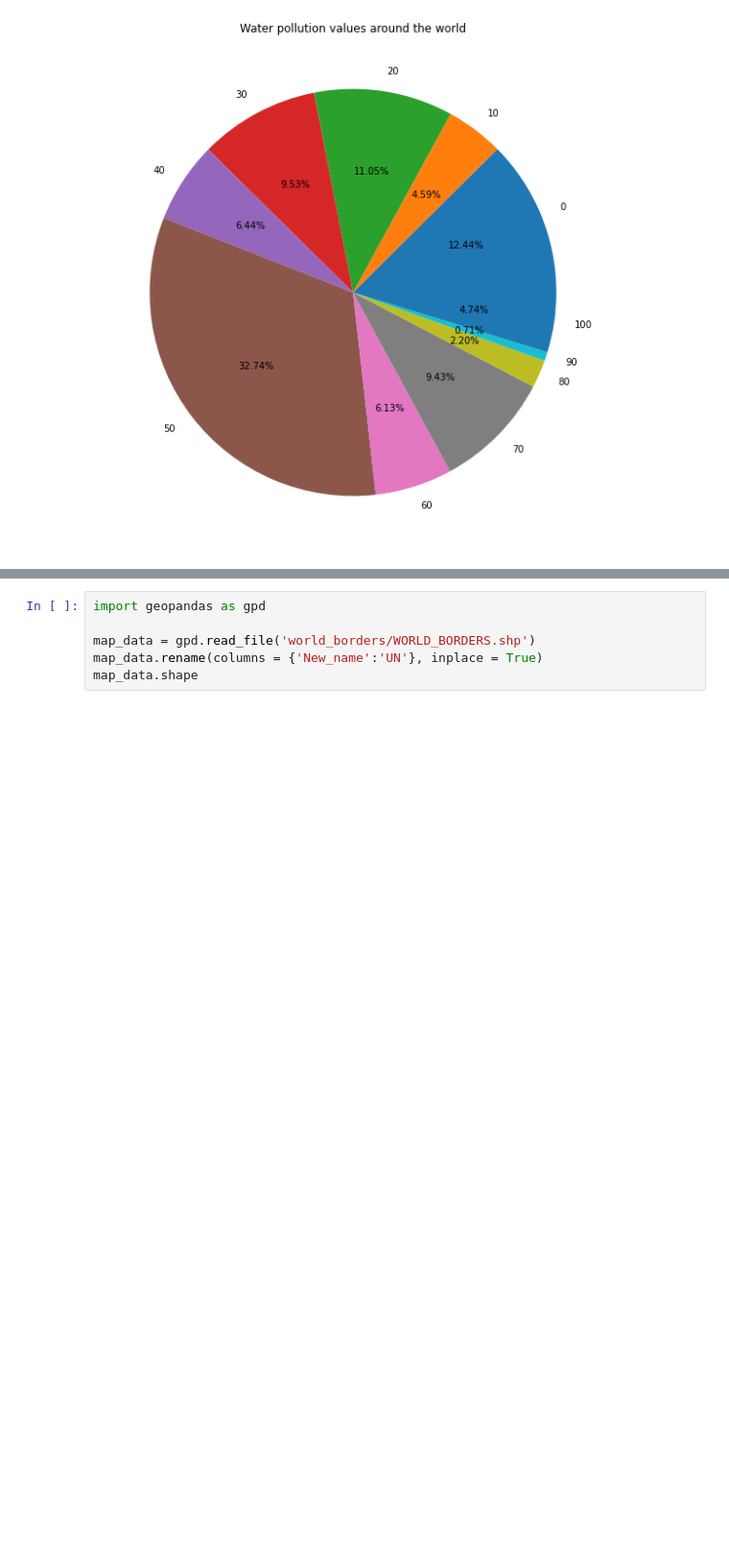
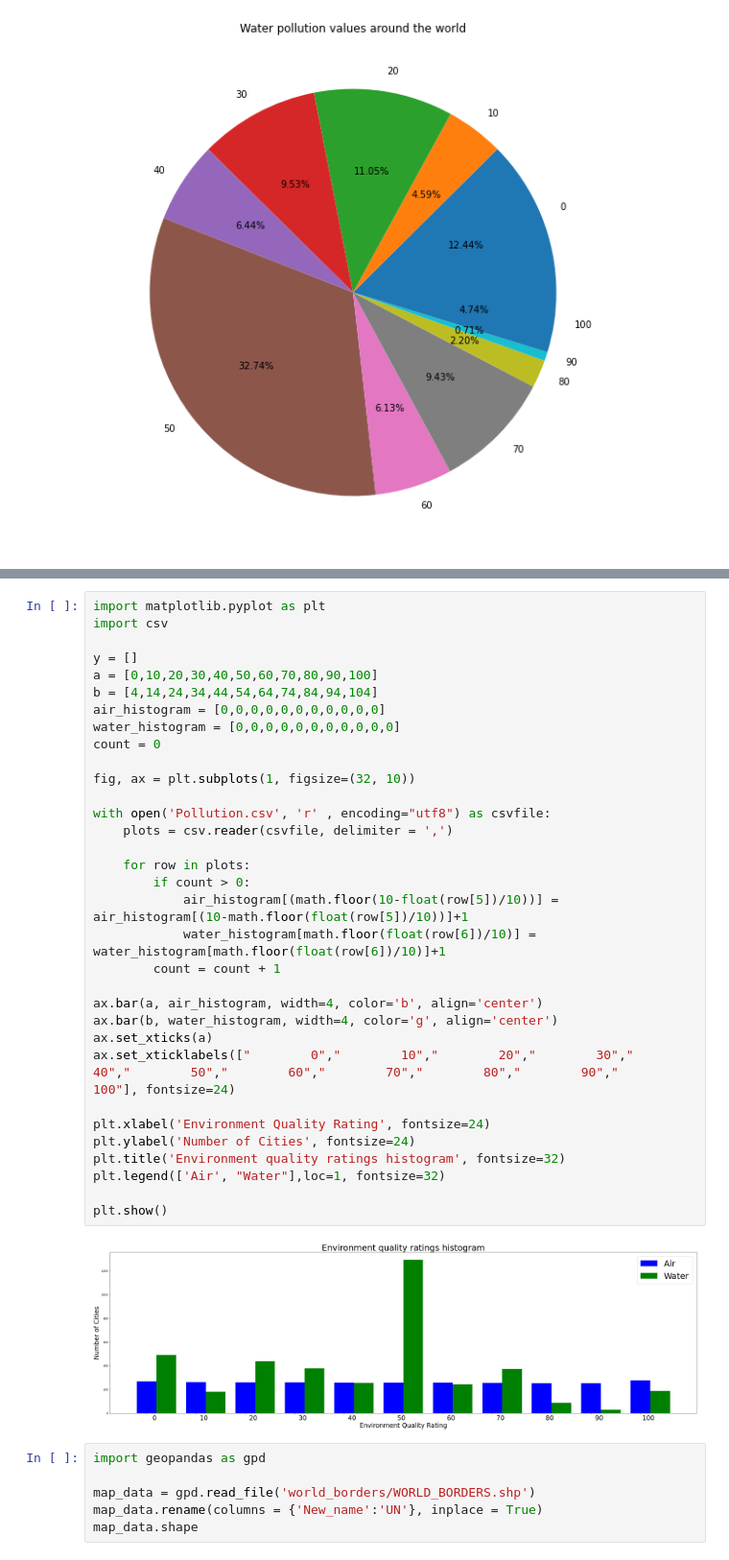
Before and after one commit to ribells/aar-bru, a Jupyter notebook: week6/Pollution_visualisation_week_6.ipynb, the cells around one changed output, grey strips where cells are left out. Shown at 96% size. Cells and saved outputs as stored; diff of their text form; blank space fills up the shorter version.

```diff
--- a/week6/Pollution_visualisation_week_6.ipynb
+++ b/week6/Pollution_visualisation_week_6.ipynb
@@ -159,3 +145,38 @@ plt.show()
+# %%
+import matplotlib.pyplot as plt
+import csv
+
+y = []
+a = [0,10,20,30,40,50,60,70,80,90,100]
+b = [4,14,24,34,44,54,64,74,84,94,104]
+air_histogram = [0,0,0,0,0,0,0,0,0,0,0]
+water_histogram = [0,0,0,0,0,0,0,0,0,0,0]
+count = 0
+
+fig, ax = plt.subplots(1, figsize=(32, 10))
+
+with open('Pollution.csv', 'r' , encoding="utf8") as csvfile:
+    plots = csv.reader(csvfile, delimiter = ',')
+
+    for row in plots:
+        if count > 0:
+            air_histogram[(math.floor(10-float(row[5])/10))] = air_histogram[(10-math.floor(float(row[5])/10))]+1
+            water_histogram[math.floor(float(row[6])/10)] = water_histogram[math.floor(float(row[6])/10)]+1
+        count = count + 1
+
+ax.bar(a, air_histogram, width=4, color='b', align='center')
+ax.bar(b, water_histogram, width=4, color='g', align='center')
+ax.set_xticks(a)
+ax.set_xticklabels(["        0","        10","        20","        30","        40","        50","        60","        70","        80","        90","        100"], fontsize=24)
+
+plt.xlabel('Environment Quality Rating', fontsize=24)
+plt.ylabel('Number of Cities', fontsize=24)
+plt.title('Environment quality ratings histogram', fontsize=32)
+plt.legend(['Air', "Water"],loc=1, fontsize=32)
+
+plt.show()
+# %% [output]
+[figure, added]
 # %%
 import geopandas as gpd
 
```
Also changed, not shown: parts of 4 cells of this notebook.
